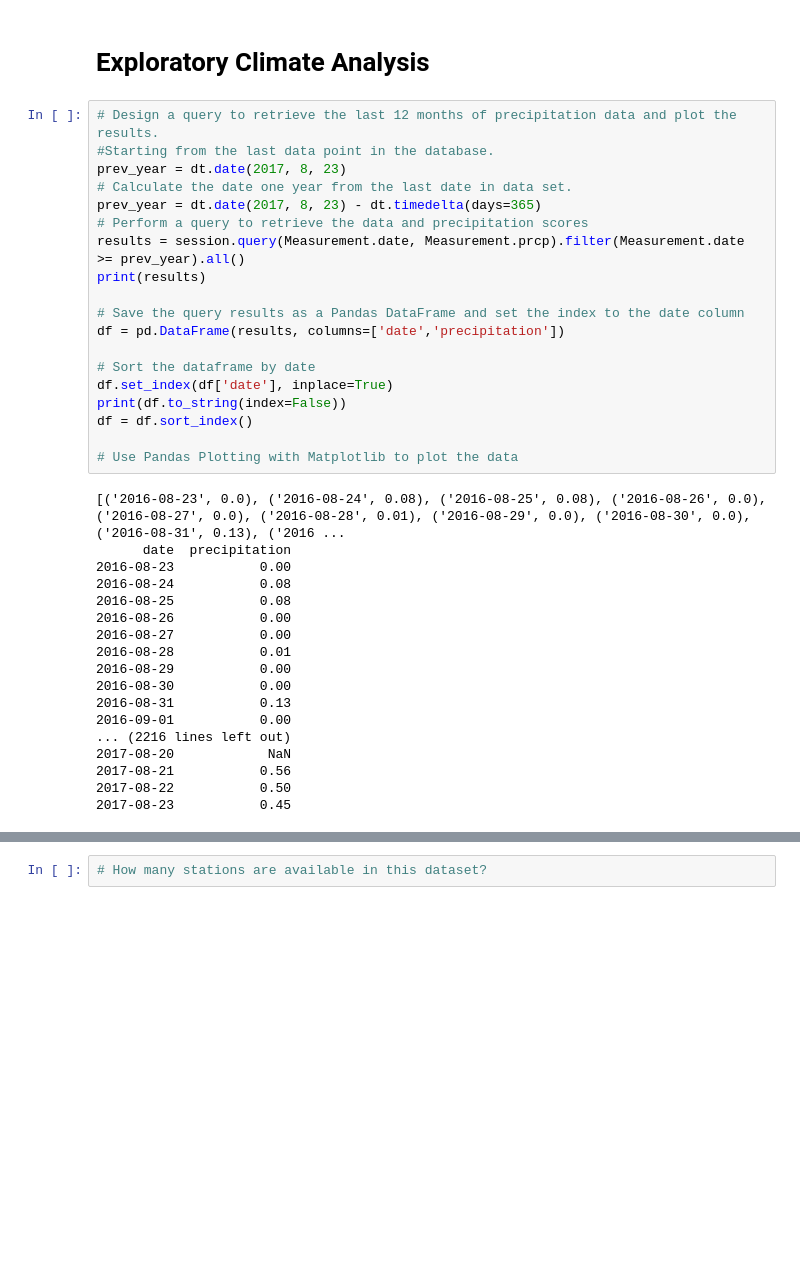
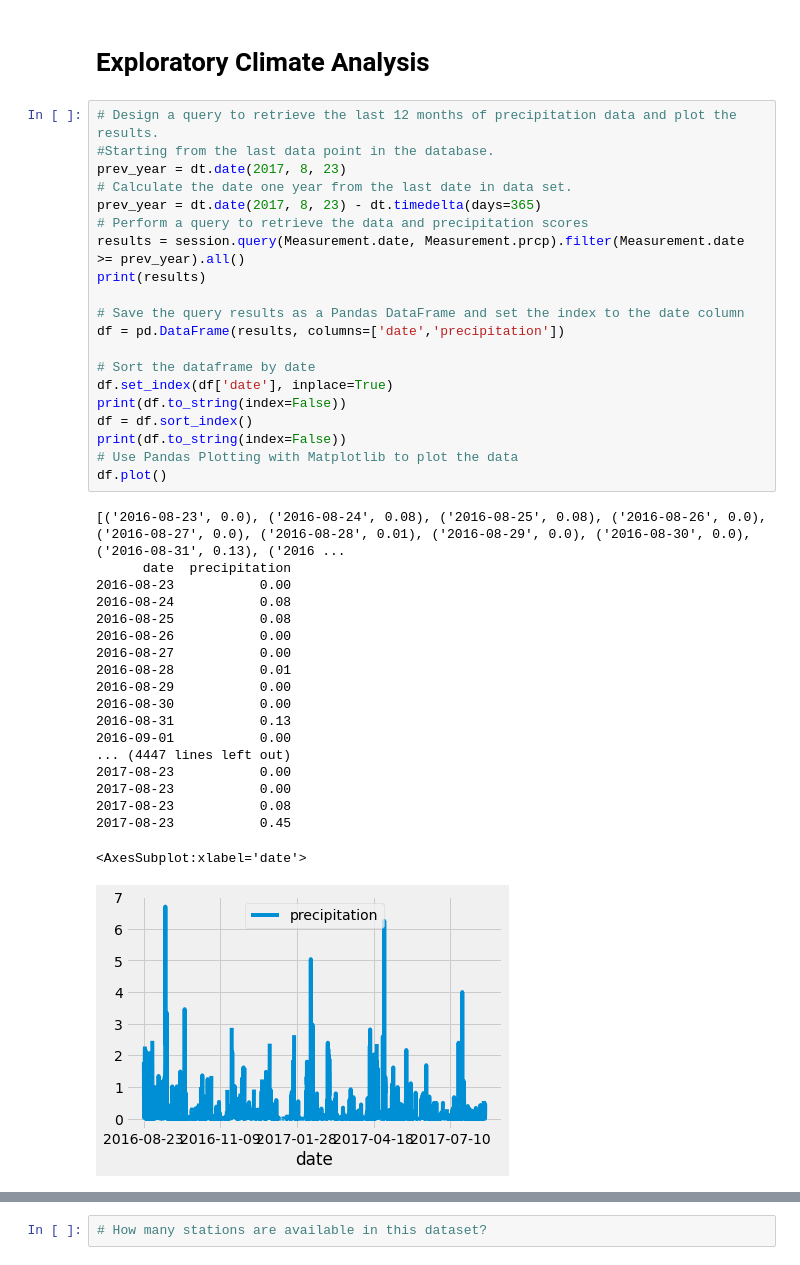
Before and after one commit to bknowlton2401/SurfsUp_Challenge, a Jupyter notebook: climate_analysis.ipynb, the cells around one changed output, grey strips where cells are left out. Cells and saved outputs as stored; diff of their text form; blank space fills up the shorter version.

```diff
--- a/climate_analysis.ipynb
+++ b/climate_analysis.ipynb
@@ -42,37 +42,40 @@ session = Session(engine)
 #Starting from the last data point in the database.
 prev_year = dt.date(2017, 8, 23)
 # Calculate the date one year from the last date in data set.
 prev_year = dt.date(2017, 8, 23) - dt.timedelta(days=365)
 # Perform a query to retrieve the data and precipitation scores
 results = session.query(Measurement.date, Measurement.prcp).filter(Measurement.date >= prev_year).all()
 print(results)
 
 # Save the query results as a Pandas DataFrame and set the index to the date column
 df = pd.DataFrame(results, columns=['date','precipitation'])
 
 # Sort the dataframe by date
 df.set_index(df['date'], inplace=True)
 print(df.to_string(index=False))
 df = df.sort_index()
-
+print(df.to_string(index=False))
 # Use Pandas Plotting with Matplotlib to plot the data
+df.plot()
 # %% [output]
 [('2016-08-23', 0.0), ('2016-08-24', 0.08), ('2016-08-25', 0.08), ('2016-08-26', 0.0), ('2016-08-27', 0.0), ('2016-08-28', 0.01), ('2016-08-29', 0.0), ('2016-08-30', 0.0), ('2016-08-31', 0.13), ('2016 ...
       date  precipitation
 2016-08-23           0.00
 2016-08-24           0.08
 2016-08-25           0.08
 2016-08-26           0.00
 2016-08-27           0.00
 2016-08-28           0.01
 2016-08-29           0.00
 2016-08-30           0.00
 2016-08-31           0.13
 2016-09-01           0.00
-... (2216 lines left out)
-2017-08-20            NaN
-2017-08-21           0.56
-2017-08-22           0.50
+... (4447 lines left out)
+2017-08-23           0.00
+2017-08-23           0.00
+2017-08-23           0.08
 2017-08-23           0.45
+<AxesSubplot:xlabel='date'>
+[figure, added]
 # %%
 # Use Pandas to calcualte the summary statistics for the precipitation data
```
Also changed, not shown: parts of 1 cell of this notebook.
